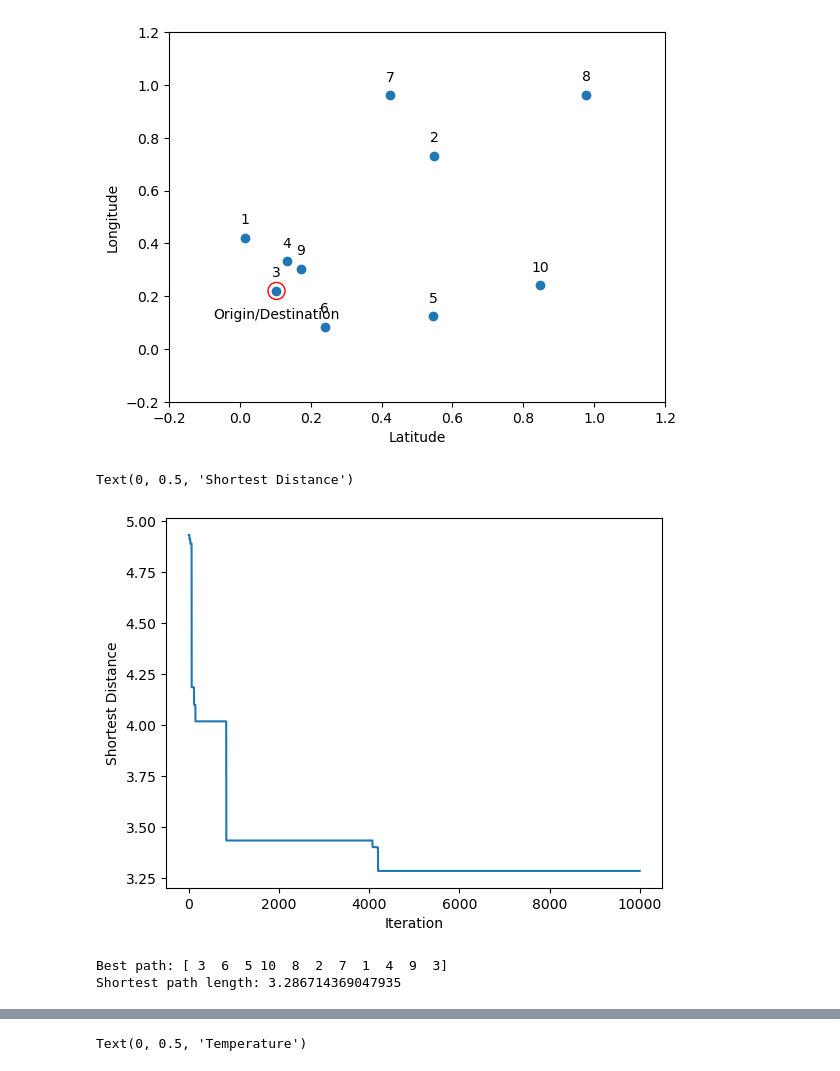
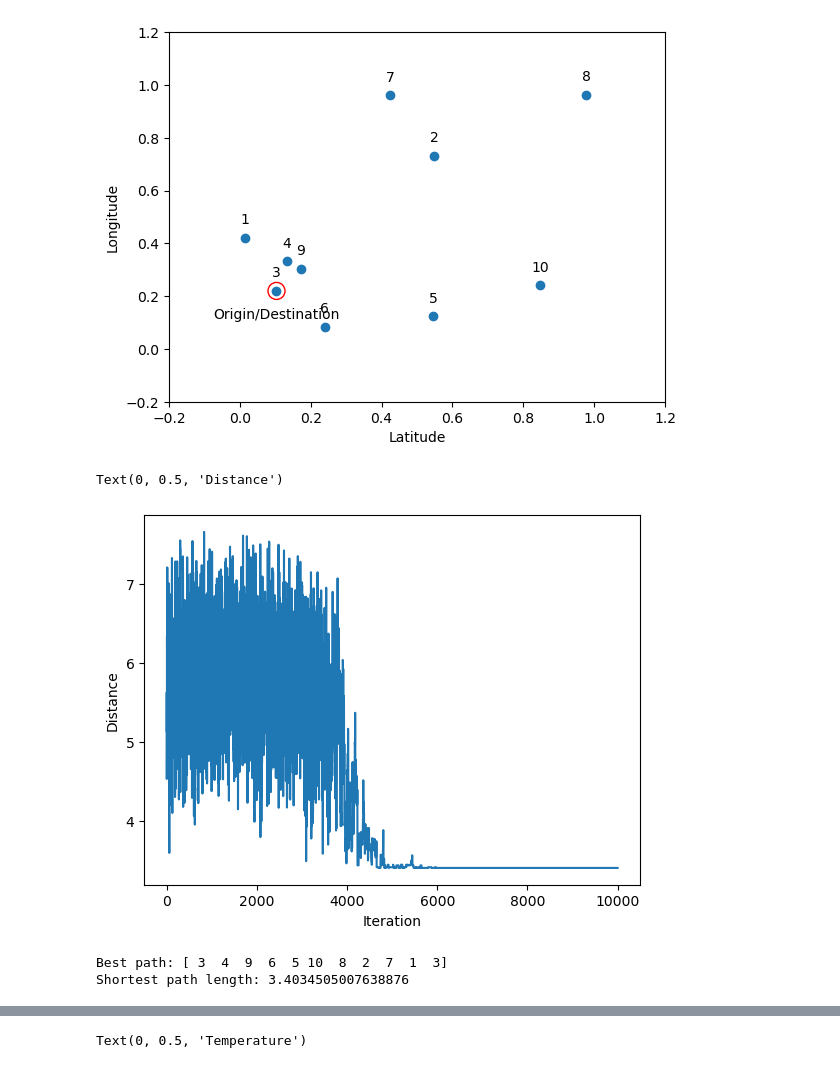
Before and after one commit to hanfei1986/Solve-travelling-salesman-problem-with-simulated-annealing-algorithm, a Jupyter notebook: Solve travelling salesman problem with simulated annealing algorithm.ipynb, the cells around one changed output, grey strips where cells are left out. Saved outputs shown, nothing was run; the diff lists cells and outputs as text; code cells hidden in the pictures.

```diff
--- a/Solve travelling salesman problem with simulated annealing algorithm.ipynb
+++ b/Solve travelling salesman problem with simulated annealing algorithm.ipynb
@@ -144,7 +144,7 @@ def simulated_annealing(cities, origin_city, destination_city, initial_temperatu
 
     best_path = current_path.copy()
     best_distance = current_distance
-    best_distances = []
+    current_distances = []
 
     for iteration in range(num_iterations):
         temperature = initial_temperature * np.exp(-cooling_rate * iteration)
@@ -166,30 +166,30 @@ def simulated_annealing(cities, origin_city, destination_city, initial_temperatu
                 current_path = new_path
                 current_distance = new_distance
 
-        best_distances.append(best_distance)
+        current_distances.append(current_distance)
 
-    return best_path, best_distance, best_distances
+    return best_path, best_distance, current_distances
 # %%
 # Set parameters for simulated annealing
 initial_temperature = 1000.0
 cooling_rate = 0.002
 num_iterations = 10000
 
-best_path, best_distance, best_distances = simulated_annealing(cities, origin_city, destination_city, initial_temperature, cooling_rate, num_iterations)
+best_path, best_distance, current_distances = simulated_annealing(cities, origin_city, destination_city, initial_temperature, cooling_rate, num_iterations)
 # %%
-plt.plot(range(num_iterations), best_distances)
+plt.plot(range(num_iterations), current_distances)
 plt.xlabel("Iteration")
-plt.ylabel("Shortest Distance")
+plt.ylabel("Distance")
 # %% [output]
-Text(0, 0.5, 'Shortest Distance')
+Text(0, 0.5, 'Distance')
-[figure, old version]
+[figure, new version]
 # %%
 # Print the results
 print("Best path:", best_path)
 print("Shortest path length:", best_distance)
 # %% [output]
-Best path: [ 3  6  5 10  8  2  7  1  4  9  3]
-Shortest path length: 3.286714369047935
+Best path: [ 3  4  9  6  5 10  8  2  7  1  3]
+Shortest path length: 3.4034505007638876
 # %%
 # Plot the best path
 def plot_best_path(cities, origin_city, destination_city, best_path):
```
Also changed, not shown: parts of 1 cell of this notebook.
